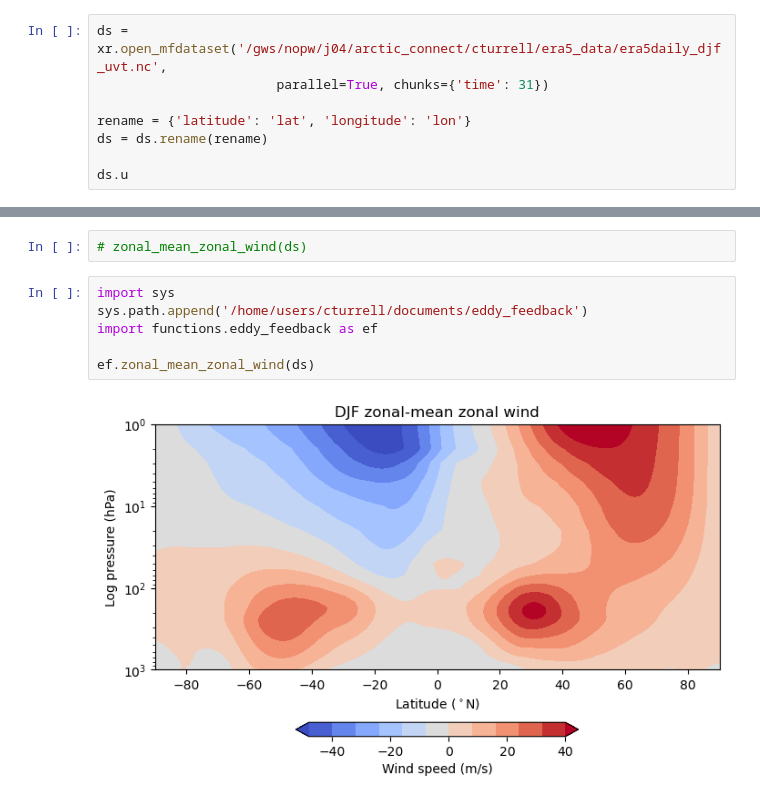
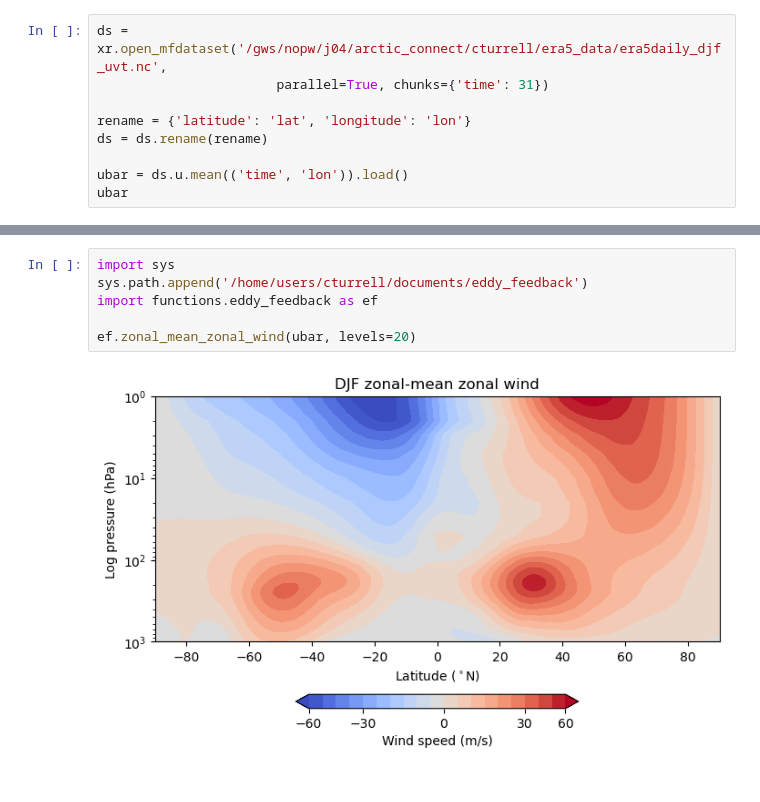
Before and after one commit to Caturrell/eddy_feedback, a Jupyter notebook: EPflux/zonal_wind.ipynb, the cells around one changed output, grey strips where cells are left out. Saved outputs shown, nothing was run; the diff lists cells and outputs as text.

Commit message:
zonal mean function updates

```diff
--- a/EPflux/zonal_wind.ipynb
+++ b/EPflux/zonal_wind.ipynb
@@ -10,5 +8,6 @@ ds = xr.open_mfdataset('/gws/nopw/j04/arctic_connect/cturrell/era5_data/era5dail
 rename = {'latitude': 'lat', 'longitude': 'lon'}
 ds = ds.rename(rename)
 
-ds.u
+ubar = ds.u.mean(('time', 'lon')).load()
+ubar
 # %% [output]
@@ -79,10 +31,8 @@ time: mean
-# %%
-# zonal_mean_zonal_wind(ds)
 # %%
 import sys
 sys.path.append('/home/users/cturrell/documents/eddy_feedback')
 import functions.eddy_feedback as ef
 
-ef.zonal_mean_zonal_wind(ds)
+ef.zonal_mean_zonal_wind(ubar, levels=20)
 # %% [output]
-[figure, old version]
+[figure, new version]
```
Also changed, not shown: parts of 11 cells of this notebook, 1 other file.
